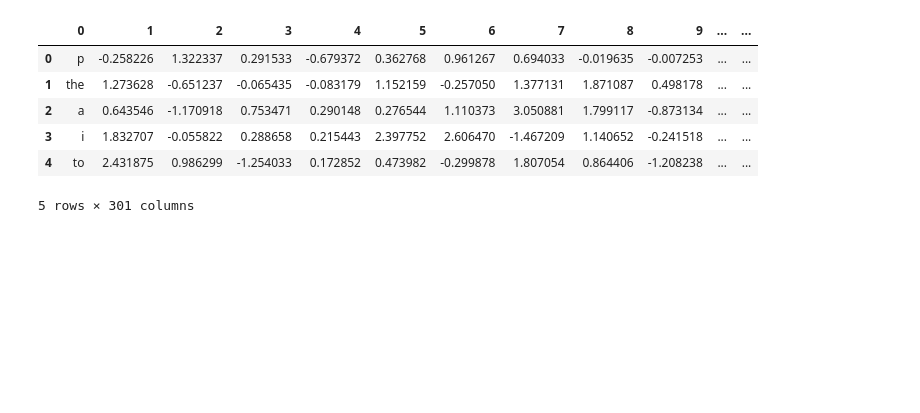
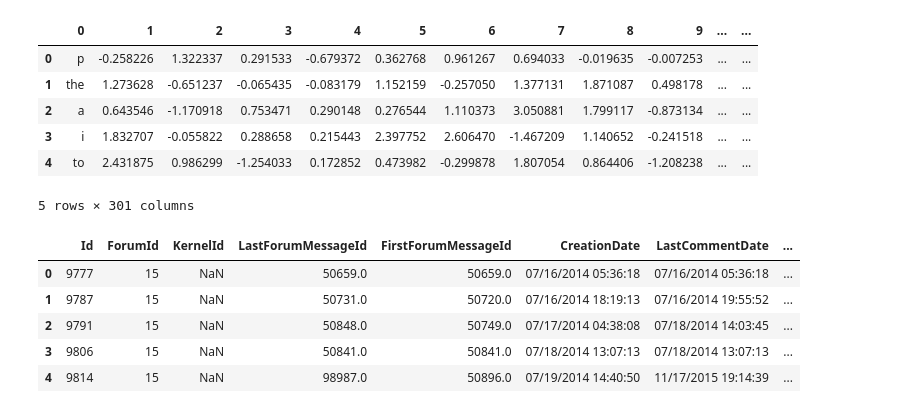
Before and after one commit to thisishardik/forum-posts-clustering, a Jupyter notebook: forum_post_clustering.ipynb, the cells around one changed output. Saved outputs shown, nothing was run; the diff lists cells and outputs as text; code cells hidden in the pictures; blank space fills up the shorter version.

```diff
--- a/forum_post_clustering.ipynb
+++ b/forum_post_clustering.ipynb
@@ -109,0 +125,9 @@ def polite_post_index(forum_posts):
+# %%
+forum_topics.head()
+# %% [output]
+|  | Id | ForumId | KernelId | LastForumMessageId | FirstForumMessageId | CreationDate | LastCommentDate | ... |
+| 0 | 9777 | 15 | NaN | 50659.0 | 50659.0 | 07/16/2014 05:36:18 | 07/16/2014 05:36:18 | ... |
+| 1 | 9787 | 15 | NaN | 50731.0 | 50720.0 | 07/16/2014 18:19:13 | 07/16/2014 19:55:52 | ... |
+| 2 | 9791 | 15 | NaN | 50848.0 | 50749.0 | 07/17/2014 04:38:08 | 07/18/2014 14:03:45 | ... |
+| 3 | 9806 | 15 | NaN | 50841.0 | 50841.0 | 07/18/2014 13:07:13 | 07/18/2014 13:07:13 | ... |
+| 4 | 9814 | 15 | NaN | 98987.0 | 50896.0 | 07/19/2014 14:40:50 | 11/17/2015 19:14:39 | ... |
```
Also changed, not shown: parts of 9 cells of this notebook, 1 other file.
